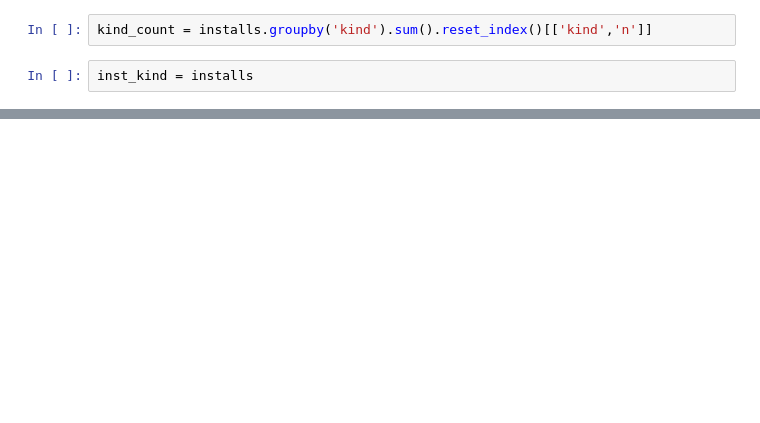
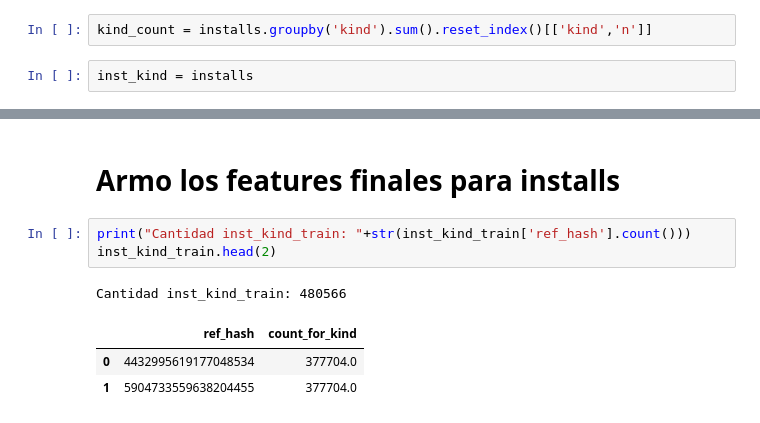
Before and after one commit to gatti2602/7506-datos, a Jupyter notebook: tp2/Lucas/xgboost-model-installs.ipynb, the cells around one changed output, grey strips where cells are left out. Saved outputs shown, nothing was run; the diff lists cells and outputs as text; blank space fills up the shorter version.

Commit message:
install model

```diff
--- a/tp2/Lucas/xgboost-model-installs.ipynb
+++ b/tp2/Lucas/xgboost-model-installs.ipynb
@@ -384,0 +382,10 @@ inst_kind_train = inst_kind[[]]
+# %% [markdown]
+# Armo los features finales para installs
+# %%
+print("Cantidad inst_kind_train: "+str(inst_kind_train['ref_hash'].count()))
+inst_kind_train.head(2)
+# %% [output]
+Cantidad inst_kind_train: 480566
+|  | ref_hash | count_for_kind |
+| 0 | 4432995619177048534 | 377704.0 |
+| 1 | 5904733559638204455 | 377704.0 |
```
Also changed, not shown: parts of 5 cells of this notebook, 1 other file.
